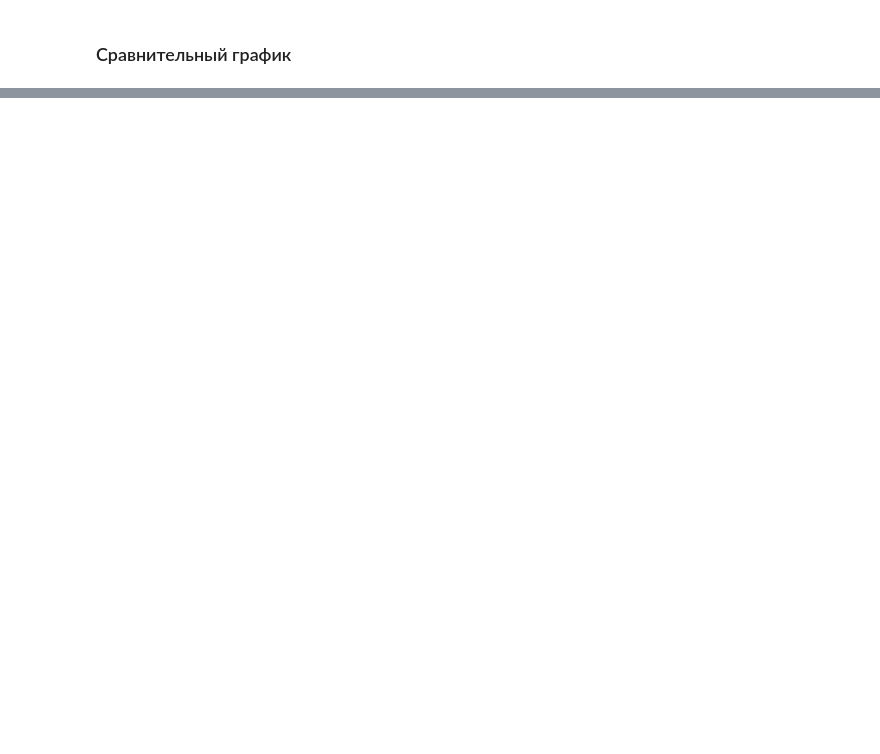
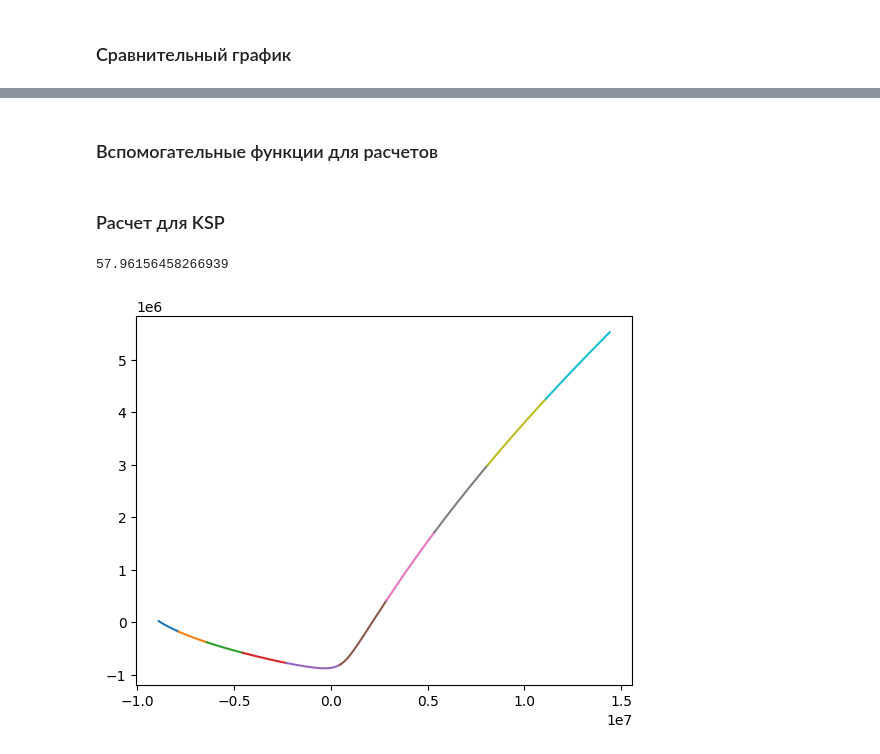
Before and after one commit to xsestech/graviton, a Jupyter notebook: notebooks/plot_data.ipynb, the cells around one changed output, grey strips where cells are left out. Drawn from its saved outputs; the diff is of its cells as text; code cells hidden in the pictures; blank space fills up the shorter version.

```diff
--- a/notebooks/plot_data.ipynb
+++ b/notebooks/plot_data.ipynb
@@ -70,0 +127,9 @@ plt.show()
+# %%
+cords1 = np.squeeze(cords[index_in_time_range])
+times1 = np.squeeze(times[index_in_time_range])
+# %% [markdown]
+### Вспомогательные функции для расчетов
+# %%
+def calc_std_percent(a: np.array) -> float:
+    """Расчет дисперсии в процентах от среднего"""
+    return np.std(a) / np.mean(a) * 100
@@ -70,0 +183,7 @@ plt.show()
+# %% [markdown]
+### Расчет для KSP
+# %%
+ares_tri_ksp, time_err_ksp, sample_error_ksp = triangle_integrate(cords1, times1, 10)
+# %% [output]
+57.96156458266939
+[figure, added]
```
Also changed, not shown: parts of 22 cells of this notebook, 5 other files.
